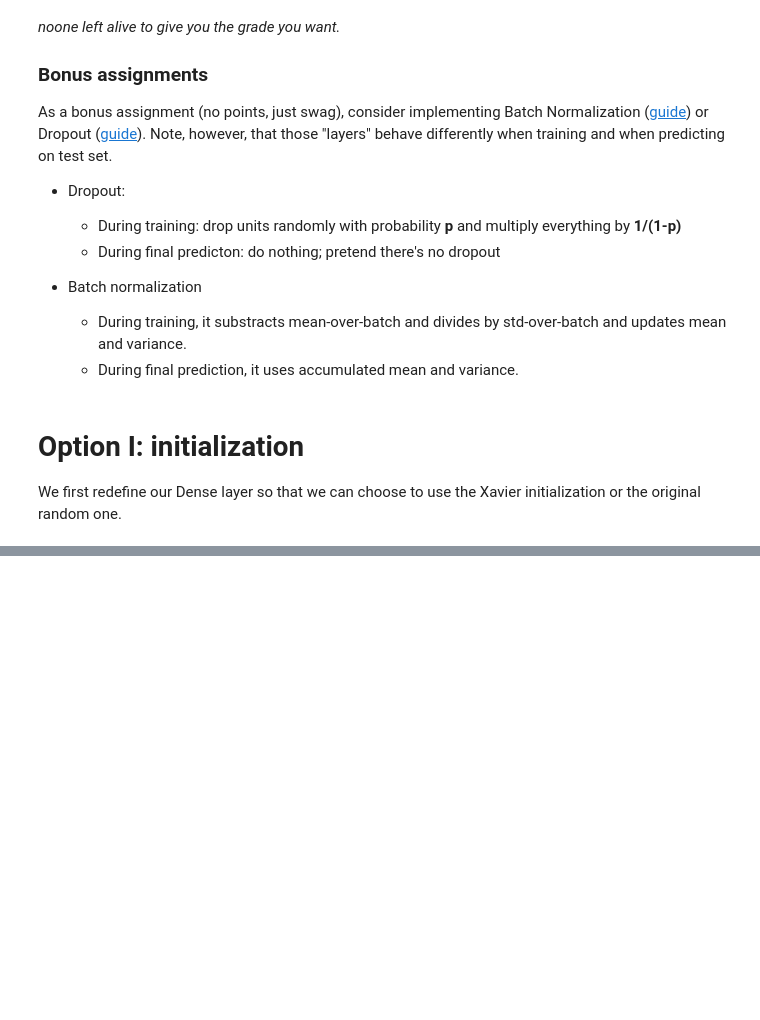
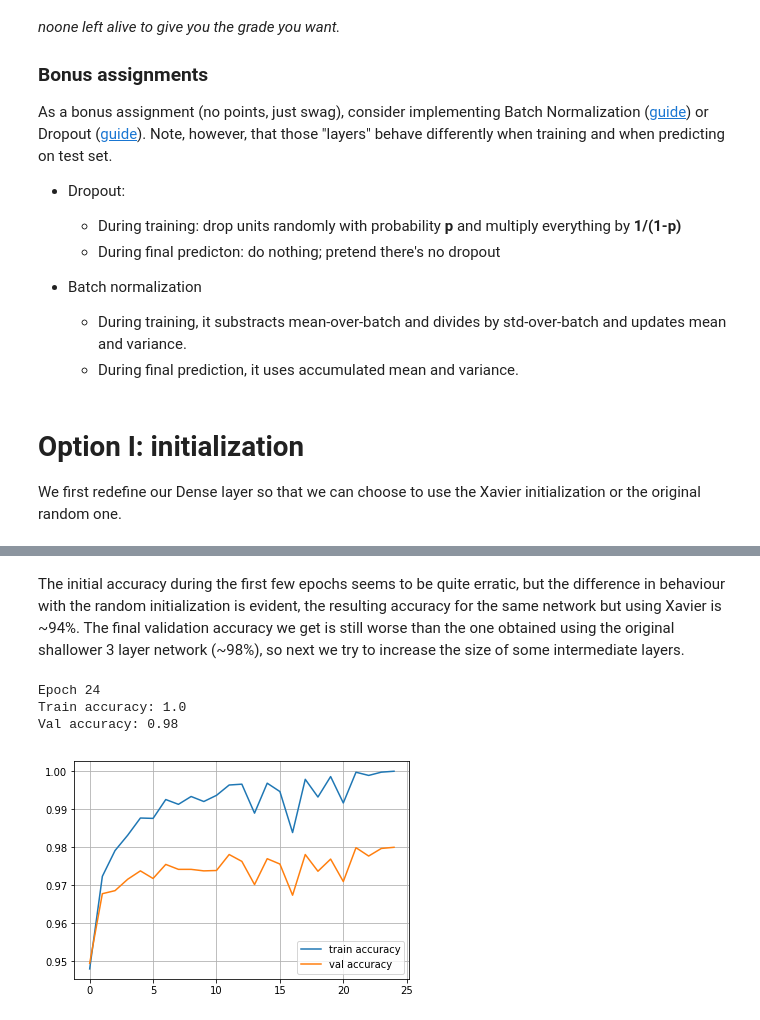
Before and after one commit to jfacorro/intro-to-dl, a Jupyter notebook: week2/NumpyNN (honor).ipynb, the cells around one changed output, grey strips where cells are left out. Cells and saved outputs as stored; diff of their text form; code cells hidden in the pictures; blank space fills up the shorter version.

```diff
--- a/week2/NumpyNN (honor).ipynb
+++ b/week2/NumpyNN (honor).ipynb
@@ -567,0 +576,10 @@ Val accuracy: 0.1064
+# %% [markdown]
+The initial accuracy during the first few epochs seems to be quite erratic, but the difference in behaviour with the random initialization is evident, the resulting accuracy for the same network but using Xavier is ~94%. The final validation accuracy we get is still worse than the one obtained using the original shallower 3 layer network (~98%), so next we try to increase the size of some intermediate layers.
+# %%
+network = build_network("xavier", [100, 100, 100, 100, 10])
+run_experiment(network, 25)
+# %% [output]
+Epoch 24
+Train accuracy: 1.0
+Val accuracy: 0.98
+[figure, added]
```
Also changed, not shown: parts of 17 cells of this notebook.
